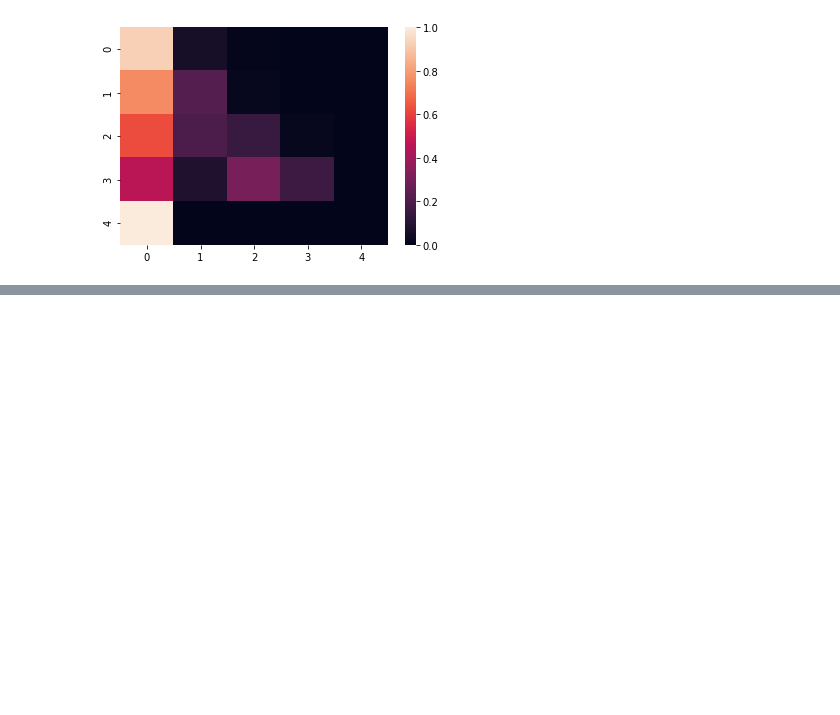
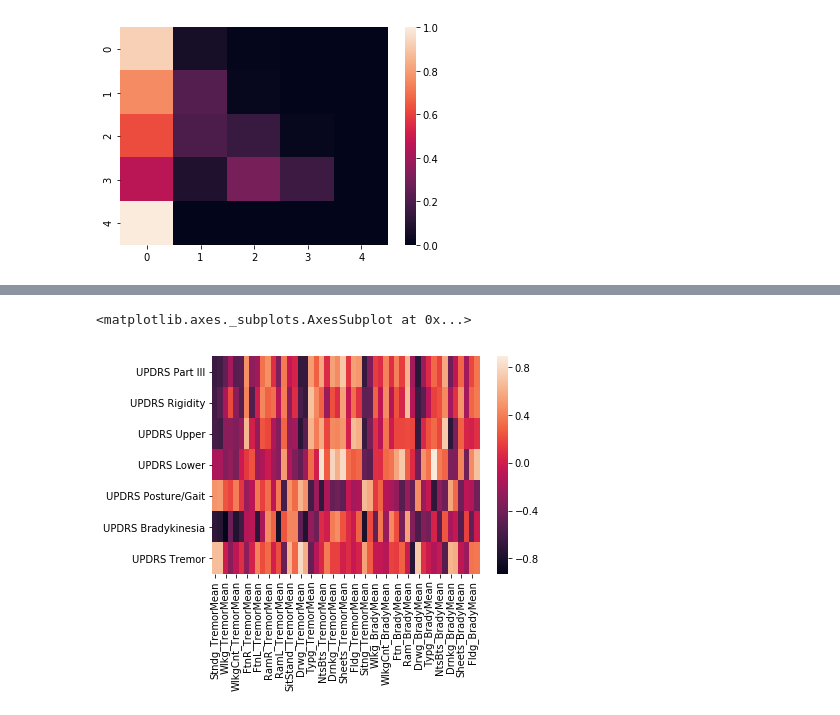
Before and after one commit to nshawen/CIS-PD_Curation, a Jupyter notebook: Clinician Score Correlation.ipynb, the cells around one changed output, grey strips where cells are left out. Saved outputs shown, nothing was run; the diff lists cells and outputs as text; code cells hidden in the pictures; blank space fills up the shorter version.

Commit message:
predicting MDS-UPDRS with predicted scores

```diff
--- a/Clinician Score Correlation.ipynb
+++ b/Clinician Score Correlation.ipynb
@@ -475,0 +610,13 @@ sns.heatmap(BilatScoreCounts)
+# %%
+VisitScores_orig = VisitScores.copy()
+# %%
+VisitScores = pd.merge(VisitScores_orig,UPDRS,left_index=True,right_index=True)
+# %%
+VisitScores.index = pd.MultiIndex.from_tuples(VisitScores.index, names=['first', 'second'])
+# %%
+VisitScores = VisitScores[[not any(row[1].isnull()) for row in VisitScores.iterrows()]]
+# %%
+sns.heatmap(VisitScores.corr().iloc[50:,:50])
+# %% [output]
+<matplotlib.axes._subplots.AxesSubplot at 0x...>
+[figure, added]
```
Also changed, not shown: parts of 12 cells of this notebook, 3 other files.
